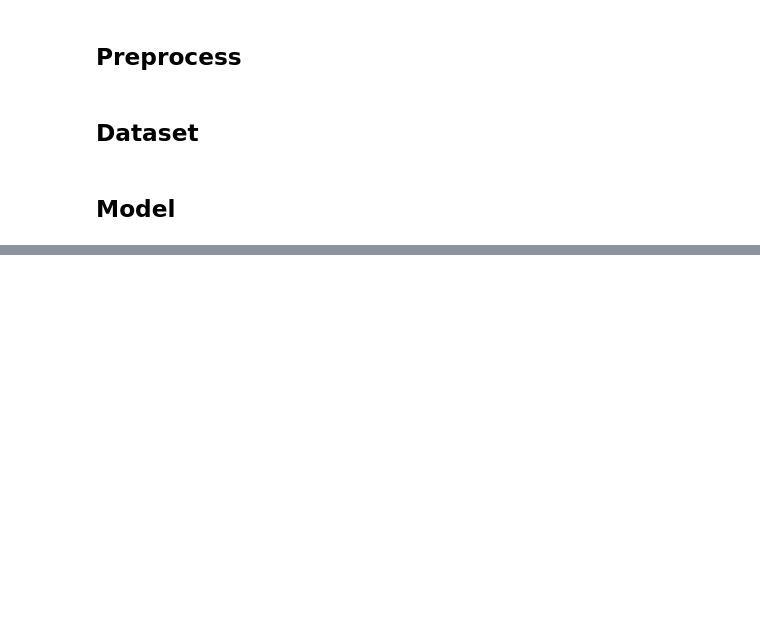
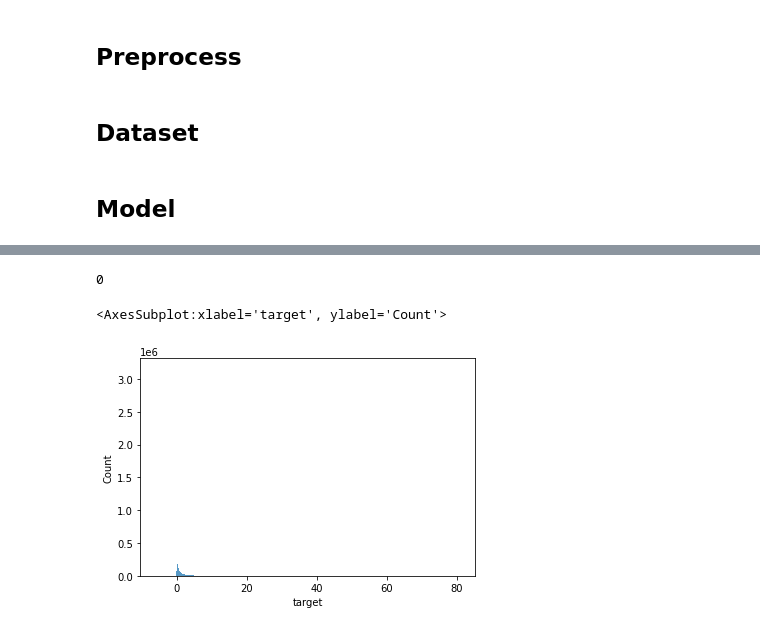
Before and after one commit to IMOKURI/kaggle-multimodal-single-cell-integration, a Jupyter notebook: notebook/EDA.ipynb, the cells around one changed output, grey strips where cells are left out. Cells and saved outputs as stored; diff of their text form; code cells hidden in the pictures; blank space fills up the shorter version.

```diff
--- a/notebook/EDA.ipynb
+++ b/notebook/EDA.ipynb
@@ -833,0 +840,2 @@ for image, label in loader:
+# %%
+sub = pd.read_csv("../output/2022-09-01_05-29-58/submission.csv")
@@ -833,0 +863,9 @@ for image, label in loader:
+# %%
+len(sub[sub["target"] == 0])
+# %% [output]
+0
+# %%
+sns.histplot(sub["target"])
+# %% [output]
+<AxesSubplot:xlabel='target', ylabel='Count'>
+[figure, added]
```
Also changed, not shown: parts of 4 cells of this notebook, 6 other files.
